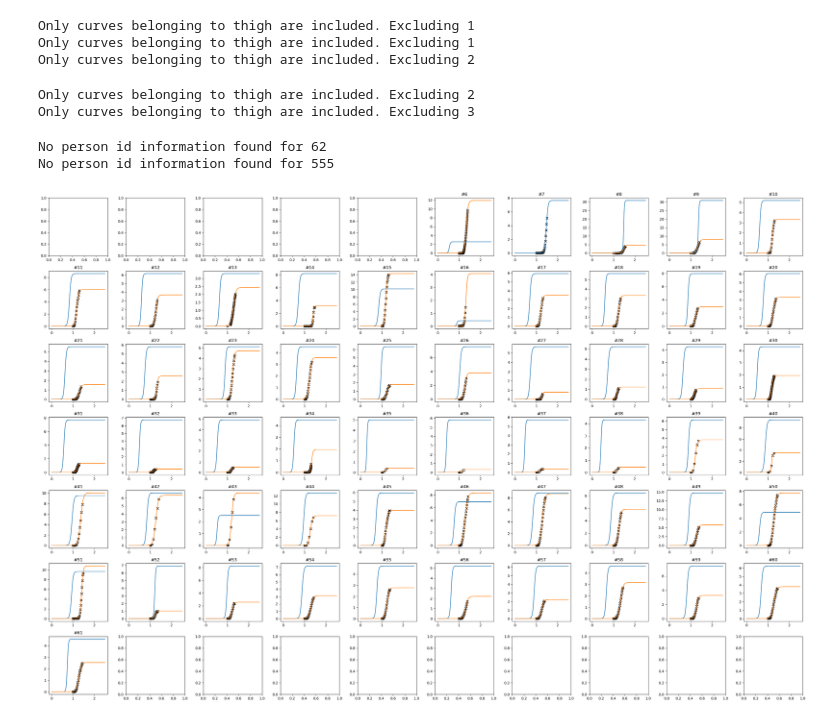
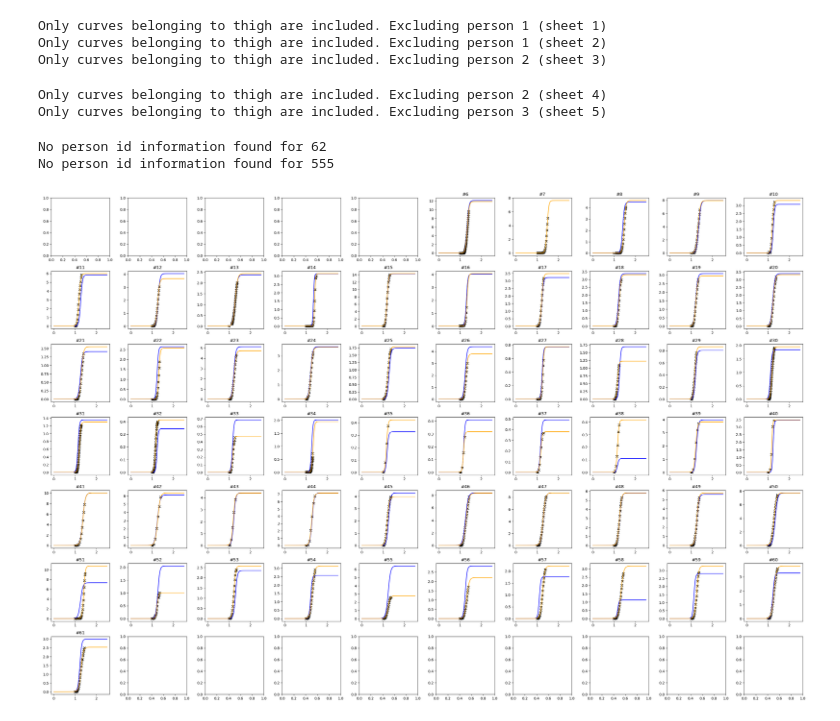
Before and after one commit to siemdejong/skinstression, a Jupyter notebook: notebooks/30-sjg-inference.ipynb, the cells around one changed output. Drawn from its saved outputs; the diff is of its cells as text; code cells hidden in the pictures.

```diff
--- a/notebooks/30-sjg-inference.ipynb
+++ b/notebooks/30-sjg-inference.ipynb
@@ -32,7 +37,7 @@ transform = transforms.Compose(
     ]
 )
 # %%
-model_path = "/scistor/guest/sjg203/projects/shg-strain-stress/multirun/2022-11-30/08-30-43/0/trial_3-low.pt"
+model_path = "/scistor/guest/sjg203/projects/shg-strain-stress/multirun/2023-01-11/19-27-38/0/low.pt"
 # %%
 def load_model():
     class NestedNamespace(SimpleNamespace):
@@ -60,7 +65,7 @@ def load_model():
     checkpoint = torch.load(model_path)
     new_state_dict = collections.OrderedDict()
     for k, v in checkpoint['model_state_dict'].items():
-        name = k.replace("module.", 'network.') # remove 'module.' prefix, because of bug in checkpoint saving.
+        name = k.replace("module.", '') # remove 'module.' prefix, because of bug in checkpoint saving.
         new_state_dict[name] = v
     model.load_state_dict(new_state_dict)
     # model.load_state_dict(checkpoint["model_state_dict"])
@@ -73,7 +78,7 @@ model = load_model()
 # %%
 file = "../data/SSCURVES.xlsx"
 # %%
-image_fns = glob("../data/sorted/**/0.tif")
+image_fns = glob("../data/sorted/**/0.bmp")
 # %%
 xls = pd.ExcelFile(file)
 
@@ -88,51 +93,49 @@ for sheet, ax in tqdm(zip(xls.sheet_names, axs.flat), total=len(xls.sheet_names)
     try:
         person_id = int(df['id'].iloc[0])
         type = str(df['type'].iloc[0])
+        sex = str(df['sex'].iloc[0])
+        age = str(df['age'].iloc[0])
     except KeyError:
-        tqdm.write(f"No person id information found for {sheet}")
+        print(f"No person id information found for {sheet}")
         person_id = None
         continue
 
     valid_type = 'thigh'
-    try:
-        if type != valid_type:
-            raise TypeError
-    except TypeError:
-        tqdm.write(f"Only curves belonging to {valid_type} are included. Excluding {person_id}")
+    if type != valid_type:
+        tqdm.write(f"Only curves belonging to {valid_type} are included. Excluding person {person_id} (sheet {sheet})")
         continue
 
     for fn in image_fns:
         fn_sample_id = fn.split('/')[-2]
         if fn_sample_id == sheet:
             image = np.asarray(Image.open(fn))
             image = transform(image).to('cuda' if torch.cuda.is_available else 'cpu').unsqueeze(0)
             a, k, xc = model(image).flatten().detach().cpu().numpy()
             curve = logistic(x, a, k, xc)
-            ax.plot(x, curve)
+            ax.plot(x, curve, color='blue', label='CNN')
             break
 
     target = targets.loc[[int(sheet)]][["a", "k", "xc"]].to_numpy().flatten()
-    ax.plot(x, logistic(x, *target))
+    ax.plot(x, logistic(x, *target), color='orange', label='target fit')
 
     df = df.groupby(["Strain"], as_index=False).agg({'Stress': 'mean'})
     df = df.sort_values("Strain")
 
     x_data = df['Strain']
     y_data = df['Stress']
 
-    ax.scatter(x_data, y_data, marker='x', color='black')
+    ax.scatter(x_data, y_data, marker='x', color='black', label='measurement')
     ax.set_title(f"#{sheet}")
-
 
 plt.tight_layout()
 plt.savefig("outputs/inference.png")
 plt.show()
 # %% [output]
-Only curves belonging to thigh are included. Excluding 1
-Only curves belonging to thigh are included. Excluding 1
-Only curves belonging to thigh are included. Excluding 2
+Only curves belonging to thigh are included. Excluding person 1 (sheet 1)
+Only curves belonging to thigh are included. Excluding person 1 (sheet 2)
+Only curves belonging to thigh are included. Excluding person 2 (sheet 3)
-Only curves belonging to thigh are included. Excluding 2
-Only curves belonging to thigh are included. Excluding 3
+Only curves belonging to thigh are included. Excluding person 2 (sheet 4)
+Only curves belonging to thigh are included. Excluding person 3 (sheet 5)
 No person id information found for 62
 No person id information found for 555
-[figure, old version]
+[figure, new version]
```
Also changed, not shown: parts of 1 cell of this notebook, 26 other files.
